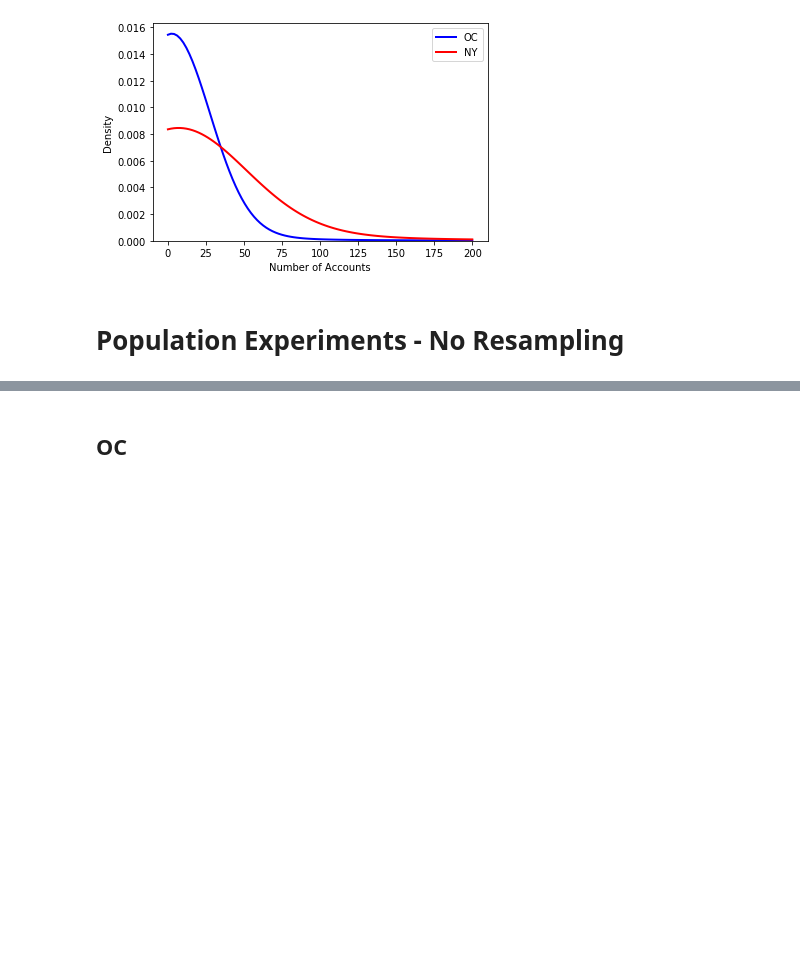
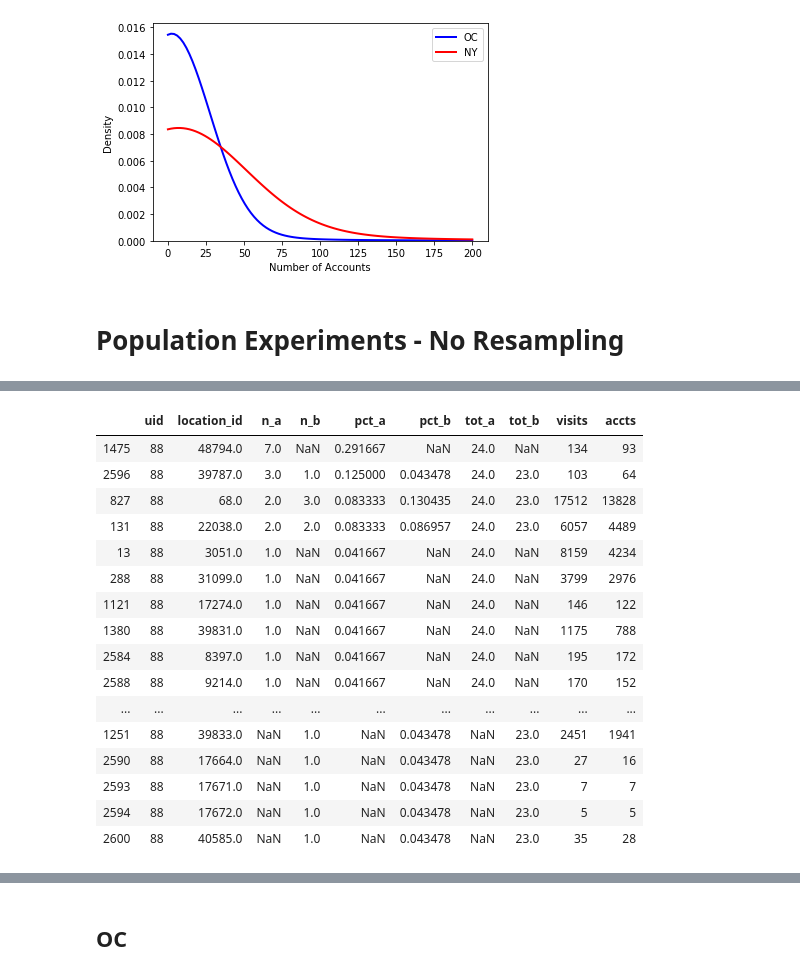
Before and after one commit to galbraic/spatial-assocr, a Jupyter notebook: notebooks/DFRWS_EU_2020.ipynb, the cells around one changed output, grey strips where cells are left out. Cells and saved outputs as stored; diff of their text form; code cells hidden in the pictures; blank space fills up the shorter version.

```diff
--- a/notebooks/DFRWS_EU_2020.ipynb
+++ b/notebooks/DFRWS_EU_2020.ipynb
@@ -441,0 +846,5 @@ def population_scores(mpp):
+# %%
+# statistics for visits & unique accts at locations
+ny_loc_stats = pd.concat([ny_locs, ny_locs_users], axis=1).reset_index()
+ny_loc_stats.columns = ['location_id', 'visits', 'accts']
+ny_loc_stats.tail()
@@ -441,0 +962,8 @@ def population_scores(mpp):
+# %%
+# 173 is interesting. first discovered the phenomenon
+# 29 is odd
+uA = uB = 88
+# uB = 125
+plot_heat_and_scatter(
+    freqs=ny_freqs, mpp=ny_mpp, uid=uA, uidB=uB, loc='ny', heat=True
+)
@@ -441,0 +972,20 @@ def population_scores(mpp):
+# %%
+user_locs.loc[user_locs.uid == uA].sort_values(['n_a', 'n_b'], ascending=False)
+# %% [output]
+|  | uid | location_id | n_a | n_b | pct_a | pct_b | tot_a | tot_b | visits | accts |
+| 1475 | 88 | 48794.0 | 7.0 | NaN | 0.291667 | NaN | 24.0 | NaN | 134 | 93 |
+| 2596 | 88 | 39787.0 | 3.0 | 1.0 | 0.125000 | 0.043478 | 24.0 | 23.0 | 103 | 64 |
+| 827 | 88 | 68.0 | 2.0 | 3.0 | 0.083333 | 0.130435 | 24.0 | 23.0 | 17512 | 13828 |
+| 131 | 88 | 22038.0 | 2.0 | 2.0 | 0.083333 | 0.086957 | 24.0 | 23.0 | 6057 | 4489 |
+| 13 | 88 | 3051.0 | 1.0 | NaN | 0.041667 | NaN | 24.0 | NaN | 8159 | 4234 |
+| 288 | 88 | 31099.0 | 1.0 | NaN | 0.041667 | NaN | 24.0 | NaN | 3799 | 2976 |
+| 1121 | 88 | 17274.0 | 1.0 | NaN | 0.041667 | NaN | 24.0 | NaN | 146 | 122 |
+| 1380 | 88 | 39831.0 | 1.0 | NaN | 0.041667 | NaN | 24.0 | NaN | 1175 | 788 |
+| 2584 | 88 | 8397.0 | 1.0 | NaN | 0.041667 | NaN | 24.0 | NaN | 195 | 172 |
+| 2588 | 88 | 9214.0 | 1.0 | NaN | 0.041667 | NaN | 24.0 | NaN | 170 | 152 |
+| ... | ... | ... | ... | ... | ... | ... | ... | ... | ... | ... |
+| 1251 | 88 | 39833.0 | NaN | 1.0 | NaN | 0.043478 | NaN | 23.0 | 2451 | 1941 |
+| 2590 | 88 | 17664.0 | NaN | 1.0 | NaN | 0.043478 | NaN | 23.0 | 27 | 16 |
+| 2593 | 88 | 17671.0 | NaN | 1.0 | NaN | 0.043478 | NaN | 23.0 | 7 | 7 |
+| 2594 | 88 | 17672.0 | NaN | 1.0 | NaN | 0.043478 | NaN | 23.0 | 5 | 5 |
+| 2600 | 88 | 40585.0 | NaN | 1.0 | NaN | 0.043478 | NaN | 23.0 | 35 | 28 |
```
Also changed, not shown: parts of 56 cells of this notebook, 7 other files.
